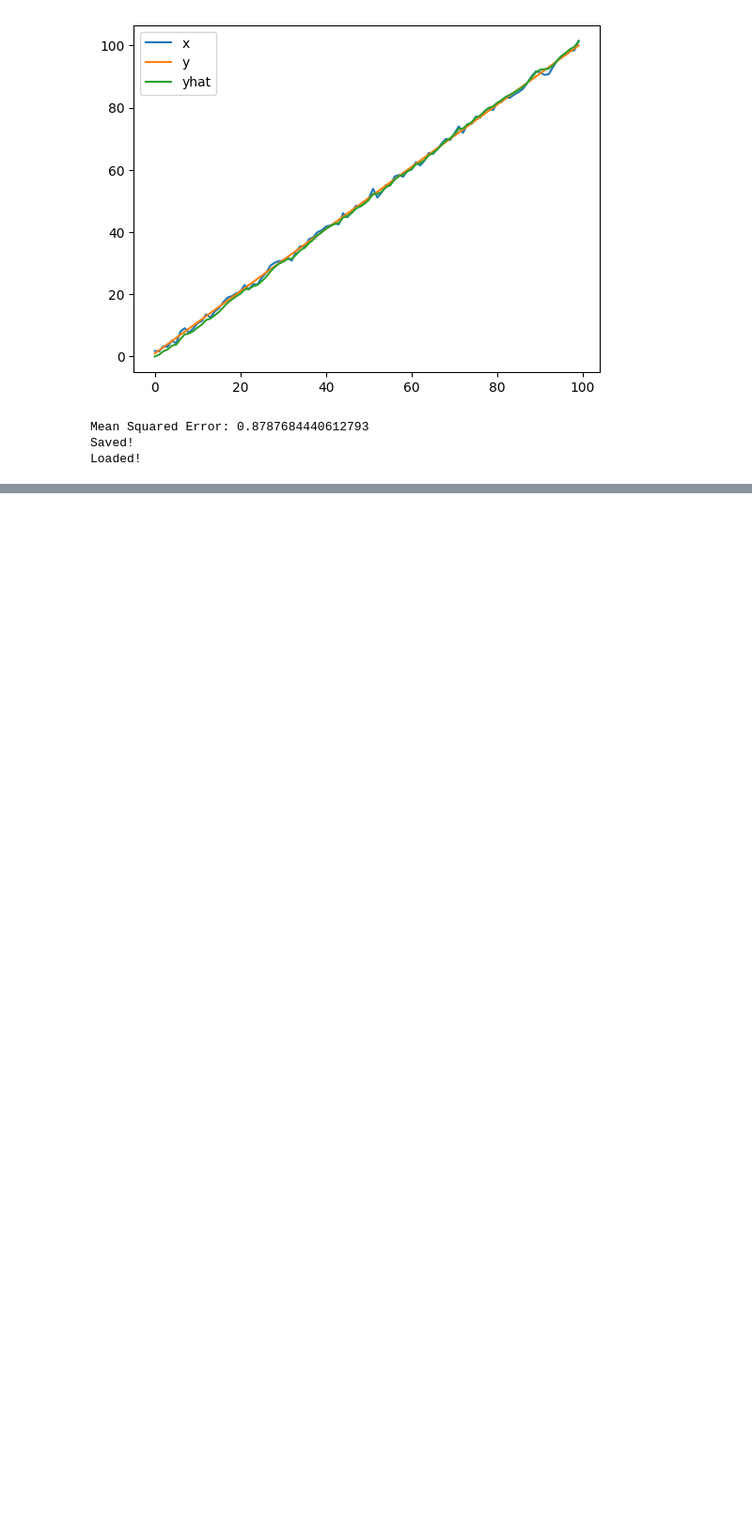
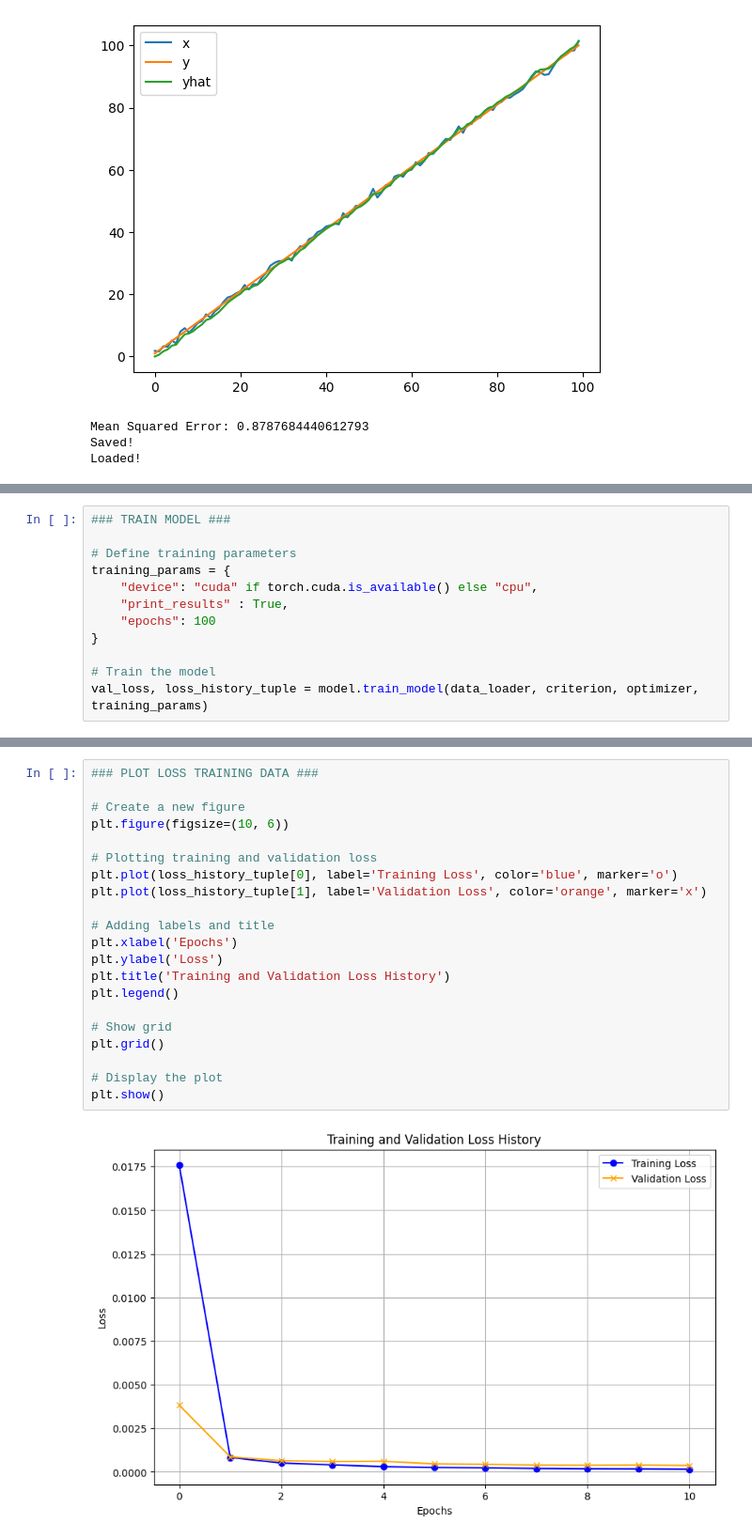
Before and after one commit to chesteklab/neural_decoding, a Jupyter notebook: tests.py/testing.ipynb, the cells around one changed output, grey strips where cells are left out. Shown: that part at 94% size. Cells and saved outputs as stored; diff of their text form; blank space fills up the shorter version.

Commit message:
Training now returns correlation histories + LSTM example tests added

```diff
--- a/tests.py/testing.ipynb
+++ b/tests.py/testing.ipynb
@@ -97,0 +191,12 @@ Loaded!
+# %%
+### TRAIN MODEL ###
+
+# Define training parameters
+training_params = {
+    "device": "cuda" if torch.cuda.is_available() else "cpu",
+    "print_results" : True,
+    "epochs": 100
+}
+
+# Train the model
+val_loss, loss_history_tuple = model.train_model(data_loader, criterion, optimizer, training_params)
@@ -97,0 +216,23 @@ Loaded!
+# %%
+### PLOT LOSS TRAINING DATA ###
+
+# Create a new figure
+plt.figure(figsize=(10, 6))
+
+# Plotting training and validation loss
+plt.plot(loss_history_tuple[0], label='Training Loss', color='blue', marker='o')
+plt.plot(loss_history_tuple[1], label='Validation Loss', color='orange', marker='x')
+
+# Adding labels and title
+plt.xlabel('Epochs')
+plt.ylabel('Loss')
+plt.title('Training and Validation Loss History')
+plt.legend()
+
+# Show grid
+plt.grid()
+
+# Display the plot
+plt.show()
+# %% [output]
+[figure, added]
```
Also changed, not shown: parts of 8 cells of this notebook, 4 other files.
